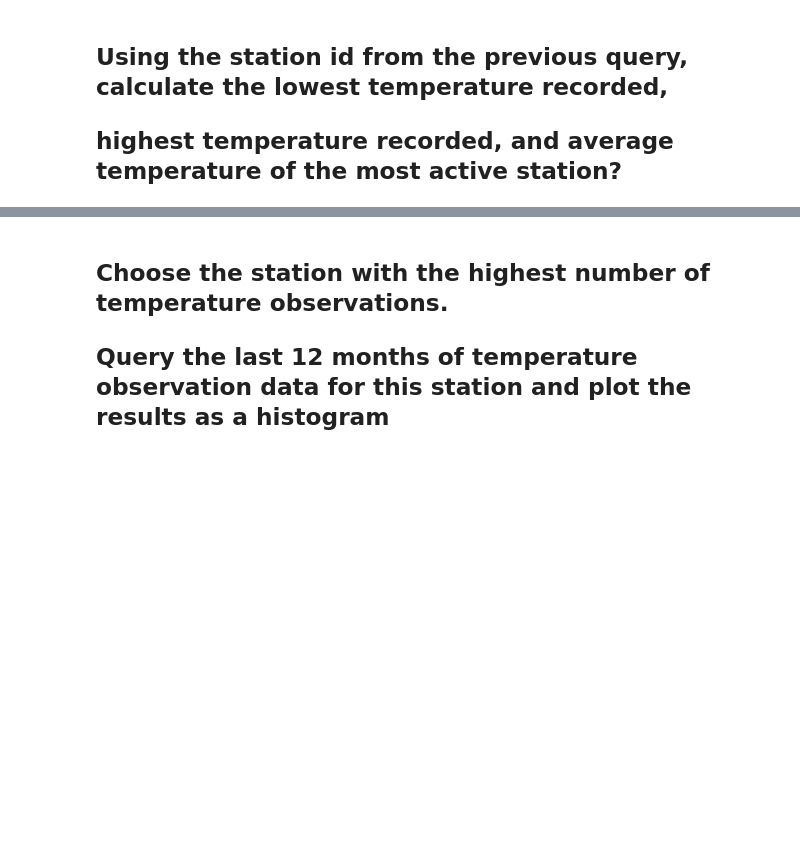
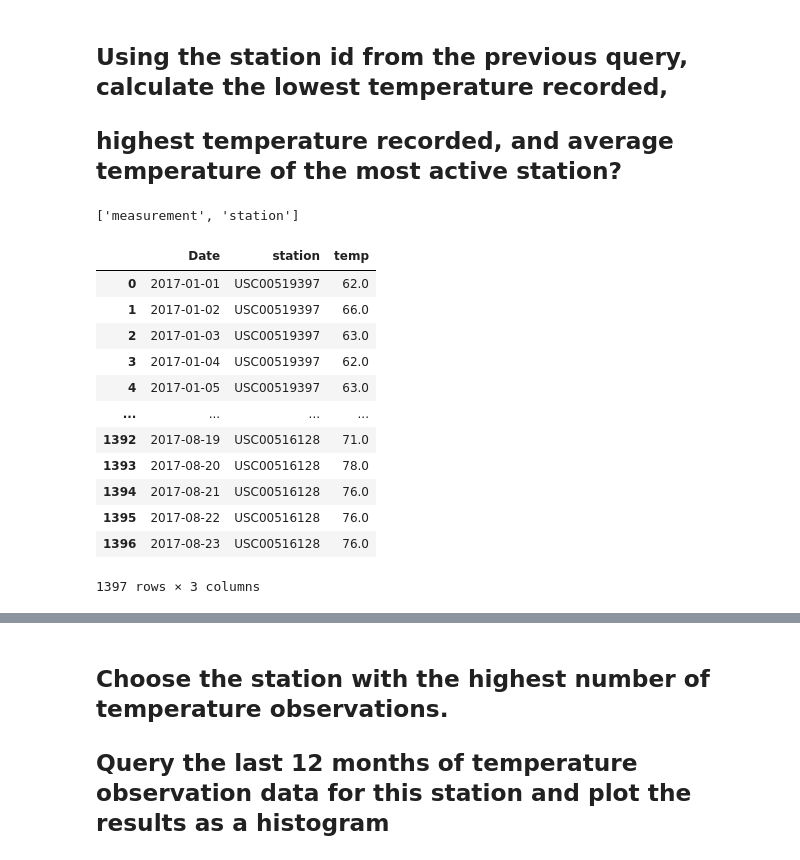
Before and after one commit to tundesalisu/sqlalchemy-challenge, a Jupyter notebook: Instructions/climate_starter.ipynb, the cells around one changed output, grey strips where cells are left out. Cells and saved outputs as stored; diff of their text form; code cells hidden in the pictures; blank space fills up the shorter version.

```diff
--- a/Instructions/climate_starter.ipynb
+++ b/Instructions/climate_starter.ipynb
@@ -218,3 +266,29 @@ sorted_prcp_date_table.describe()
 # %% [markdown]
 ## Using the station id from the previous query, calculate the lowest temperature recorded,
 ## highest temperature recorded, and average temperature of the most active station?
+# %%
+
+inspector = inspect(engine)
+inspector.get_table_names()
+# %% [output]
+['measurement', 'station']
+# %%
+Temperature_stats= pd.DataFrame({
+                                    "Date":year_list,
+                                    "station": station_list,
+                                    "temp":temp_list })
+Temperature_stats
+# %% [output]
+|  | Date | station | temp |
+| 0 | 2017-01-01 | USC00519397 | 62.0 |
+| 1 | 2017-01-02 | USC00519397 | 66.0 |
+| 2 | 2017-01-03 | USC00519397 | 63.0 |
+| 3 | 2017-01-04 | USC00519397 | 62.0 |
+| 4 | 2017-01-05 | USC00519397 | 63.0 |
+| ... | ... | ... | ... |
+| 1392 | 2017-08-19 | USC00516128 | 71.0 |
+| 1393 | 2017-08-20 | USC00516128 | 78.0 |
+| 1394 | 2017-08-21 | USC00516128 | 76.0 |
+| 1395 | 2017-08-22 | USC00516128 | 76.0 |
+| 1396 | 2017-08-23 | USC00516128 | 76.0 |
+1397 rows × 3 columns
```
Also changed, not shown: parts of 15 cells of this notebook.
